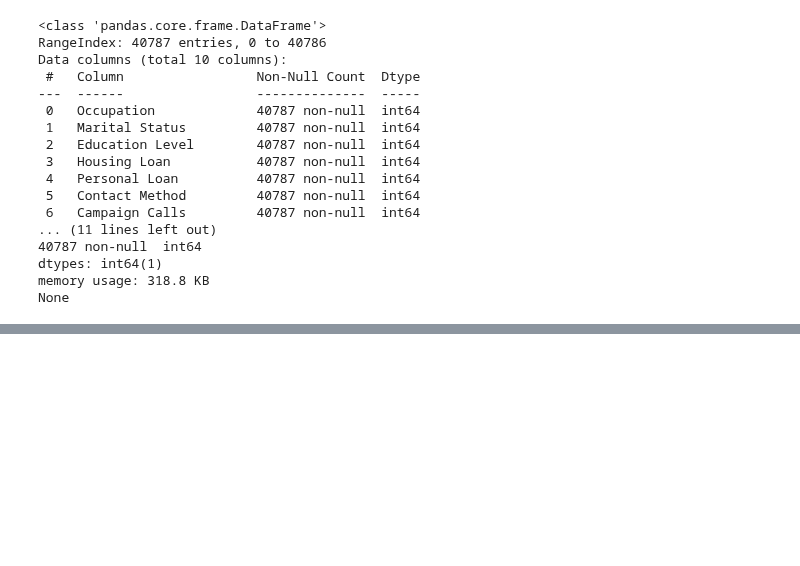
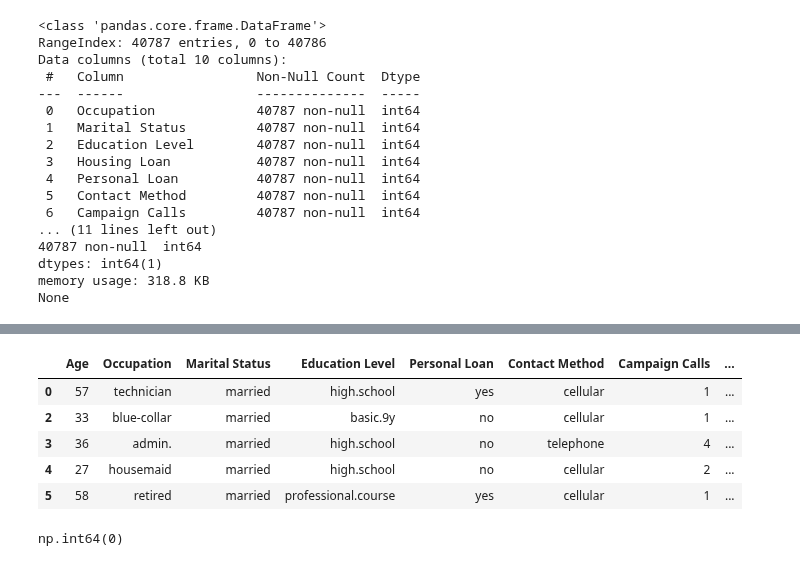
Before and after one commit to HigherGround189/EGT309-Team-Harish-Kanna, a Jupyter notebook: notebooks/Jun_Hoe_eda.ipynb, the cells around one changed output, grey strips where cells are left out. Saved outputs shown, nothing was run; the diff lists cells and outputs as text; code cells hidden in the pictures; blank space fills up the shorter version.

```diff
--- a/notebooks/Jun_Hoe_eda.ipynb
+++ b/notebooks/Jun_Hoe_eda.ipynb
@@ -949,0 +1027,36 @@ dtype: float64
+# %%
+df.drop("Housing Loan", axis=1, inplace=True)
+# %%
+def random_distribution(df):
+  df_temp = df.copy()
+  targets = {"Age":150,"Personal Loan":"none"}
+  if not isinstance(df, pd.DataFrame):
+    raise TypeError("Submitted dataframe is not a pd.DataFrame")
+  for target, val in targets.items():
+    col = df_temp[target]
+    if val == "none":
+      temp_col = col[~col.isna()]
+      tobe_fill = col.isna()
+    else:
+      temp_col = col[col!=val]
+      tobe_fill = (col==val)
+    distribution = temp_col.value_counts(normalize=True).tolist()
+    labels = temp_col.value_counts().index.tolist()
+    fill_mask = tobe_fill
+    fill = np.random.choice(labels, size=fill_mask.sum(), p=distribution)
+    df_temp.loc[fill_mask, target] = fill
+  return df_temp
+# %%
+df_new = random_distribution(df)
+df_new.head()
+# %% [output]
+|  | Age | Occupation | Marital Status | Education Level | Personal Loan | Contact Method | Campaign Calls | ... |
+| 0 | 57 | technician | married | high.school | yes | cellular | 1 | ... |
+| 2 | 33 | blue-collar | married | basic.9y | no | cellular | 1 | ... |
+| 3 | 36 | admin. | married | high.school | no | telephone | 4 | ... |
+| 4 | 27 | housemaid | married | high.school | no | cellular | 2 | ... |
+| 5 | 58 | retired | married | professional.course | yes | cellular | 1 | ... |
+# %%
+df_new["Age"][df_new["Age"]==150].sum()
+# %% [output]
+np.int64(0)
```
Also changed, not shown: parts of 100 cells of this notebook.
